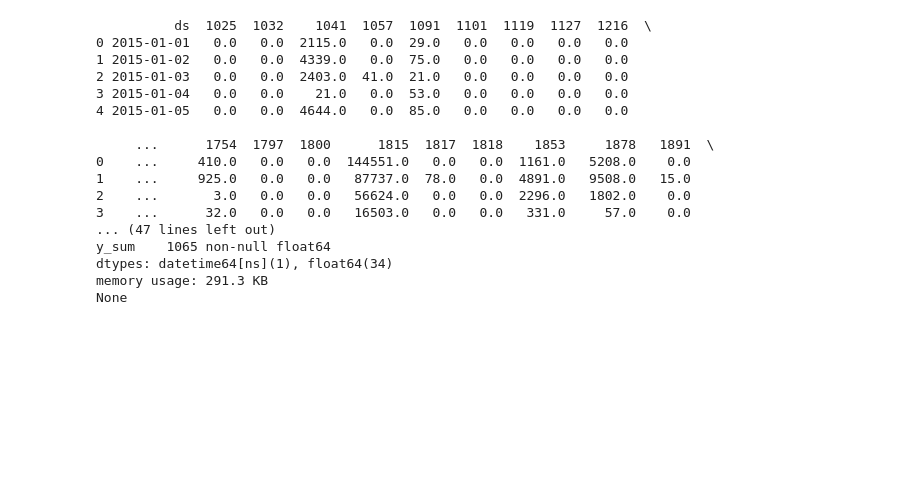
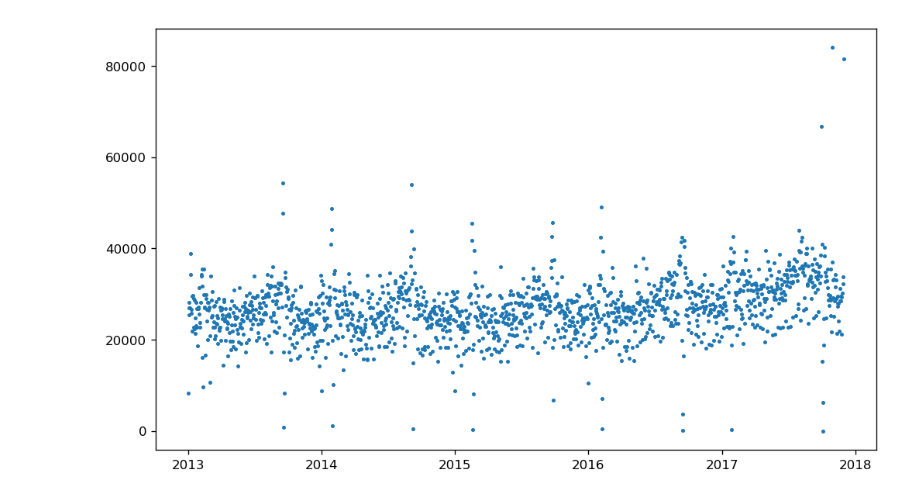
Before and after one commit to rpblic/nextop-engine, a Jupyter notebook: nextop_engine/_analysis_result/180221_logisall/0219_DataRestructuring_return.ipynb, the cells around one changed output. Cells and saved outputs as stored; diff of their text form; code cells hidden in the pictures; blank space fills up the shorter version.

```diff
--- a/nextop_engine/_analysis_result/180221_logisall/0219_DataRestructuring_return.ipynb
+++ b/nextop_engine/_analysis_result/180221_logisall/0219_DataRestructuring_return.ipynb
@@ -96,0 +67,3 @@ None
+# %%
+data_return= Data()
+data_return.setRawData(df_return)
@@ -171,20 +111,0 @@ restruct2015.data[frozenset({'raw'})].columns= restruct2015.data[frozenset({'raw
-# %%
-restruct2015.commitRestructedData()
-# %% [output]
-          ds  1025  1032    1041  1057  1091  1101  1119  1127  1216  \
-0 2015-01-01   0.0   0.0  2115.0   0.0  29.0   0.0   0.0   0.0   0.0
-1 2015-01-02   0.0   0.0  4339.0   0.0  75.0   0.0   0.0   0.0   0.0
-2 2015-01-03   0.0   0.0  2403.0  41.0  21.0   0.0   0.0   0.0   0.0
-3 2015-01-04   0.0   0.0    21.0   0.0  53.0   0.0   0.0   0.0   0.0
-4 2015-01-05   0.0   0.0  4644.0   0.0  85.0   0.0   0.0   0.0   0.0
-
-     ...      1754  1797  1800      1815  1817  1818    1853     1878   1891  \
-0    ...     410.0   0.0   0.0  144551.0   0.0   0.0  1161.0   5208.0    0.0
-1    ...     925.0   0.0   0.0   87737.0  78.0   0.0  4891.0   9508.0   15.0
-2    ...       3.0   0.0   0.0   56624.0   0.0   0.0  2296.0   1802.0    0.0
-3    ...      32.0   0.0   0.0   16503.0   0.0   0.0   331.0     57.0    0.0
-... (47 lines left out)
-y_sum    1065 non-null float64
-dtypes: datetime64[ns](1), float64(34)
-memory usage: 291.3 KB
-None
@@ -193,0 +112,9 @@ data_out2015.data[frozenset({'raw'})].to_pickle('C:\\Nextop\\nextop-engine\\next
+# %%
+Arima_timeseries().plot(
+    data_return.grabdata[data_return.grabdata['weekday']!= 6].ds,
+    (data_return.grabdata[data_return.grabdata['weekday']!= 6][1853]+
+     data_return.grabdata[data_return.grabdata['weekday']!= 6][1261]+
+     data_return.grabdata[data_return.grabdata['weekday']!= 6][1692]+
+    data_return.grabdata[data_return.grabdata['weekday']!= 6][1815]))
+# %% [output]
+[figure, added]
```
Also changed, not shown: parts of 50 cells of this notebook, 12 other files.
